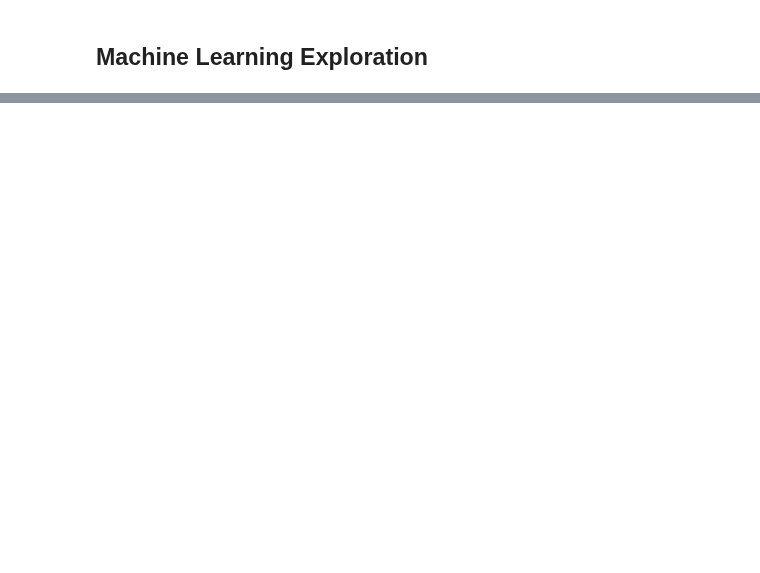
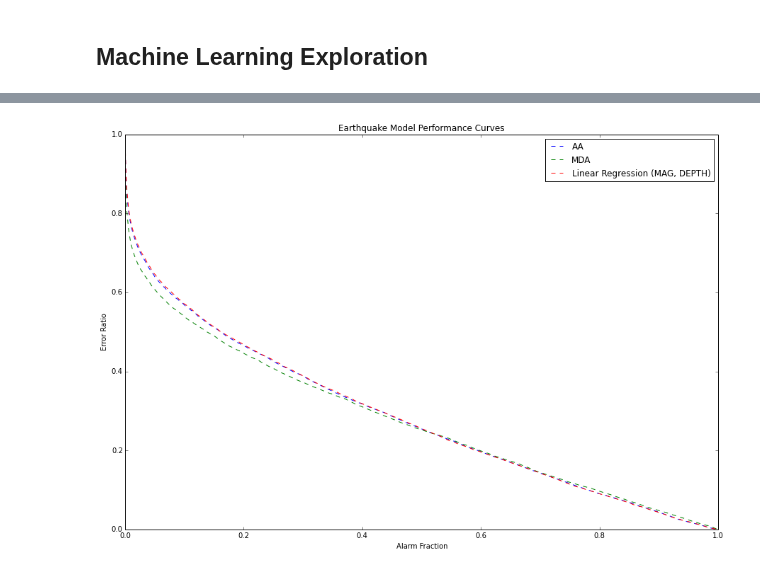
Before and after one commit to AlvinYuan/analyzers, a Jupyter notebook: notebooks/CS294.ipynb, the cells around one changed output, grey strips where cells are left out. Drawn from its saved outputs; the diff is of its cells as text; code cells hidden in the pictures; blank space fills up the shorter version.

```diff
--- a/notebooks/CS294.ipynb
+++ b/notebooks/CS294.ipynb
@@ -579,2 +537,80 @@ pylab.show()
 # %% [markdown]
 ## Machine Learning Exploration
+# %%
+%%time
+"""
+Input: raw magnitude, depth
+Output: time till next earthquake
+Model: LinearRegression
+Model Parameters: default
+Model->Alarm Model Function: simple_alarm_func_generator
+---Results---
+This is mainly to serve as an example of how to test out a new model.
+Please try to follow the same code structure as this example, including having the same comments that separate the code into chunks.
+You can copy and paste this into a new cell as a starting point.
+Also, try to write up some results (what you learned from the exploration).
+
+Here, we see that depth seems slightly correlated to time till next earthquake.
+The coefficient is small though. More exploration needed, but it seems possible.
+I believe I read somewhere that deeper earthquake origins are weaker at the surface (magnitude),
+so depth could be acting as a proxy to magnitude.
+Here, we see that there is a pretty weak fit for linear regression with these features.
+Perhaps more features might improve this: particularly features that incorporate past events.
+"""
+
+from sklearn import linear_model
+
+# Set up Input/Output data
+n = 1
+training_event_times = np.matrix(training["datetime"].values).getT()
+training_matrix = np.matrix(training[["MAG", "DEPTH"]].values)
+training_goals = offset_till_nth_next(training_event_times, n)
+test_event_times = np.matrix(test["datetime"].values).getT()
+test_matrix = np.matrix(test[["MAG", "DEPTH"]].values)
+
+# Set up Model
+model = linear_model.LinearRegression()
+
+# Set up Model->Alarm Model Function
+alarm_func_generator = simple_alarm_func_generator
+
+# Training/Evaluation Variables
+max_alarm_length = np.max(offset_till_nth_next(training_event_times, 1))
+# Compute alarm_fractions and error_ratios for regression trees on magnitude data by varying multipler
+multipliers = [max_alarm_length * .985**i for i in range(1500)]
+
+# Training
+model.fit(training_matrix[:-n,:], training_goals)
+alarm_fractions = []
+error_ratios = []
+for multiplier in multipliers:
+    alarm_model = convert_time_prediction_model_to_alarm_model(model, alarm_func_generator(multiplier))
+    alarms = alarm_model(training_matrix, training_event_times)
+    predicted, time_contributions = process_alarms(training_event_times, alarms)
+    alarm_fractions.append(alarm_fraction(training_event_times, time_contributions))
+    error_ratios.append(error_ratio(predicted))
+check_coverage(alarm_fractions, error_ratios)
+training_points = clean_points(alarm_fractions, error_ratios)
+# Print Training Results
+print "Coefficients: ", model.coef_
+print "Model Goodness of Fit: ", model.score(training_matrix[:-n,:], training_goals)
+
+# Evaluation
+alarm_fractions = []
+error_ratios = []
+for multiplier in multipliers:
+    alarm_model = convert_time_prediction_model_to_alarm_model(model, alarm_func_generator(multiplier))
+    alarms = alarm_model(test_matrix, test_event_times)
+    predicted, time_contributions = process_alarms(test_event_times, alarms)
+    alarm_fractions.append(alarm_fraction(test_event_times, time_contributions))
+    error_ratios.append(error_ratio(predicted))
+check_coverage(alarm_fractions, error_ratios)
+test_points = clean_points(alarm_fractions, error_ratios)
+
+label = "Linear Regression (MAG, DEPTH)"
+tested_models[label] = { "training": training_points, "test": test_points }
+
+# Print and Plot Results
+printScoresAgainstBaselines(label)
+plotAgainstBaselines(label)
+# %% [output]
@@ -580,0 +623 @@ pylab.show()
+[figure, added]
```
Also changed, not shown: parts of 25 cells of this notebook.
